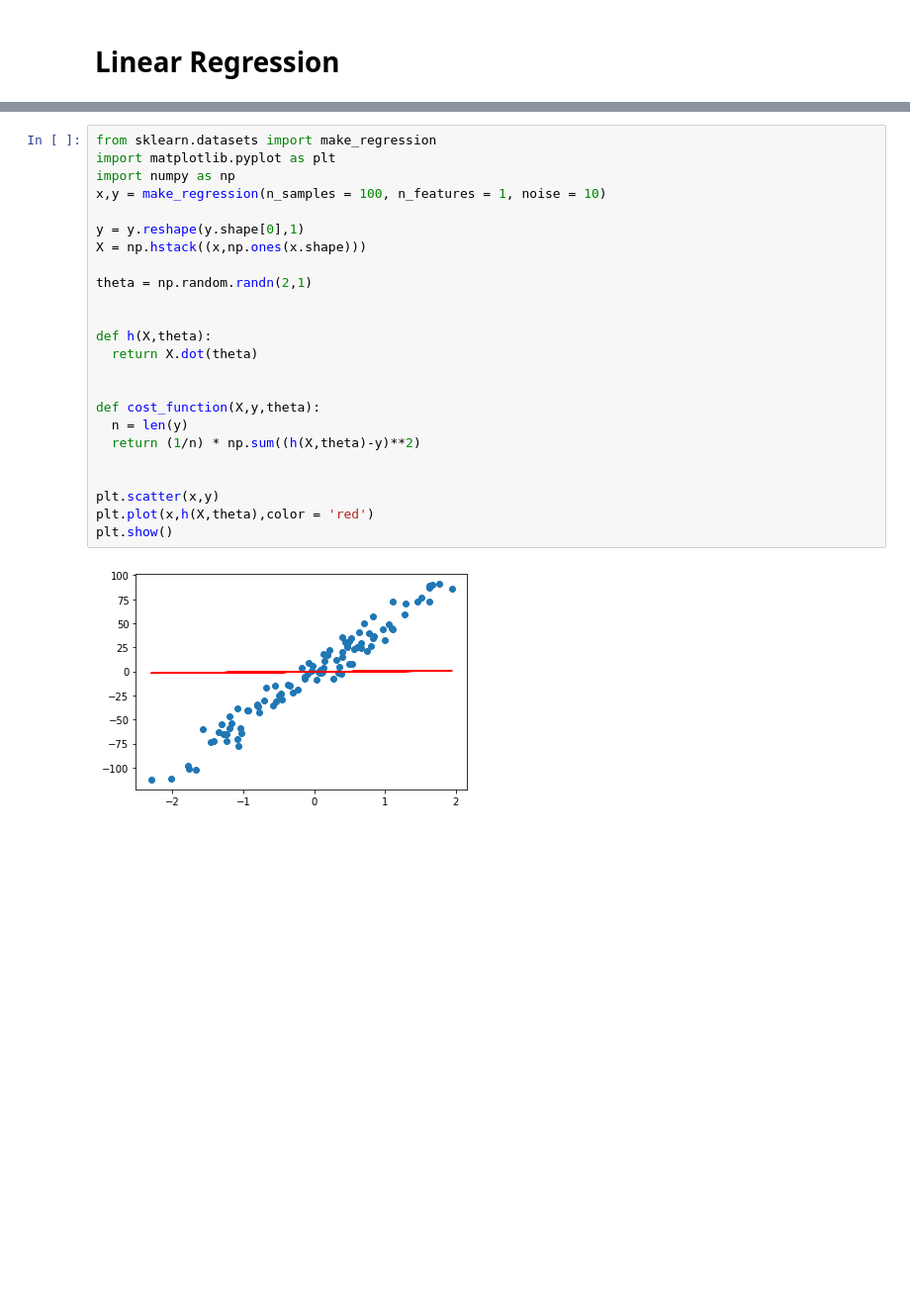
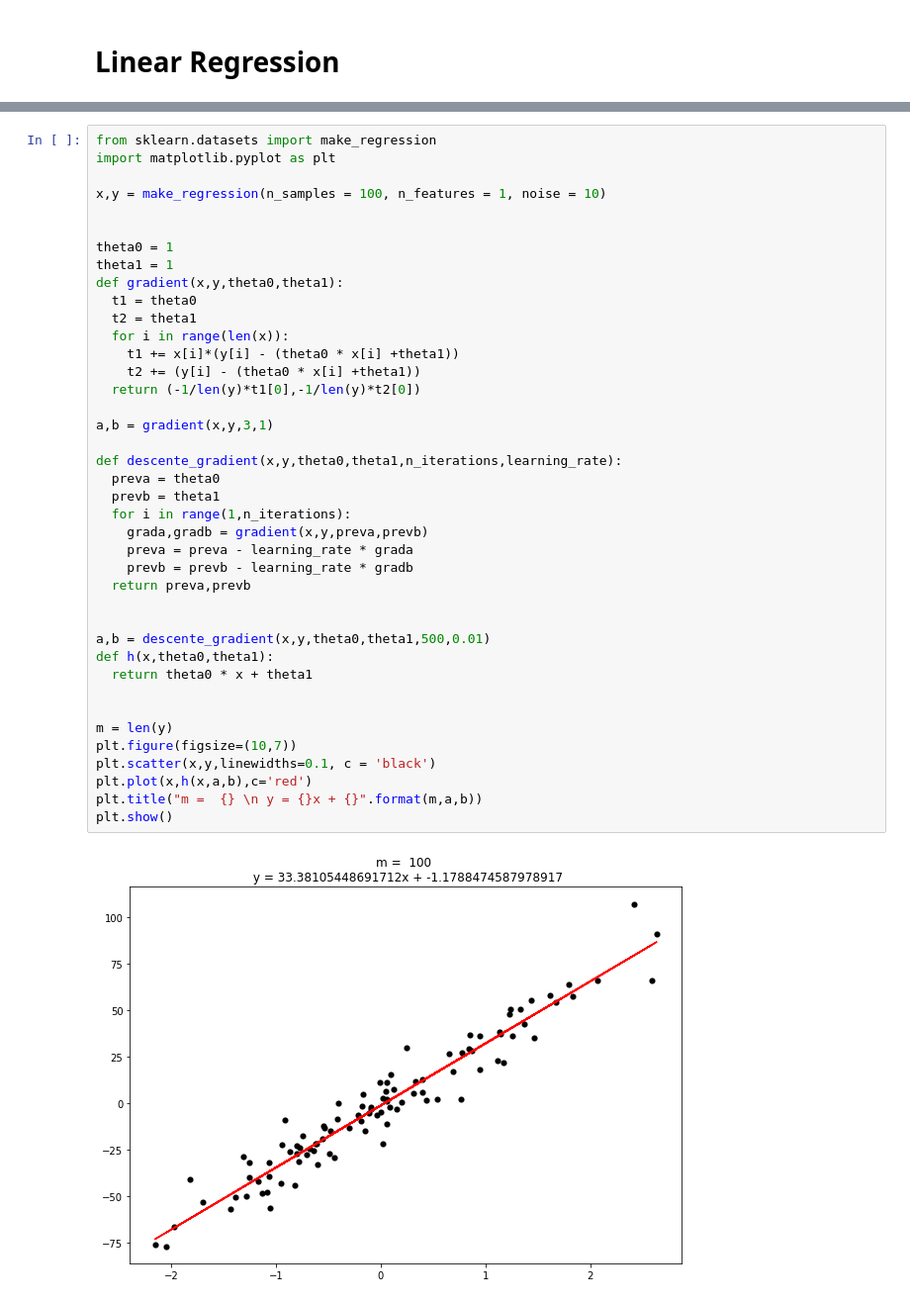
Before and after one commit to IsmaelSaid/ML, a Jupyter notebook: Machine_learning.ipynb, the cells around one changed output, grey strips where cells are left out. Shown at 99% size. Drawn from its saved outputs; the diff is of its cells as text; blank space fills up the shorter version.

```diff
--- a/Machine_learning.ipynb
+++ b/Machine_learning.ipynb
@@ -302,26 +216,42 @@ Given a training set $ \mathcal{D} = \{(x^1 , y^1),(x^2 ,  y^2),...(x^n ,  y^n)
-# %%
-from sklearn.datasets import make_regression
-import matplotlib.pyplot as plt
-import numpy as np
-x,y = make_regression(n_samples = 100, n_features = 1, noise = 10)
-
-y = y.reshape(y.shape[0],1)
-X = np.hstack((x,np.ones(x.shape)))
-
-theta = np.random.randn(2,1)
-
-
-def h(X,theta):
-  return X.dot(theta)
-
-
-def cost_function(X,y,theta):
-  n = len(y)
-  return (1/n) * np.sum((h(X,theta)-y)**2)
-
-
-plt.scatter(x,y)
-plt.plot(x,h(X,theta),color = 'red')
-plt.show()
-# %% [output]
-[figure, removed]
+# %%
+from sklearn.datasets import make_regression
+import matplotlib.pyplot as plt
+
+x,y = make_regression(n_samples = 100, n_features = 1, noise = 10)
+
+
+theta0 = 1
+theta1 = 1
+def gradient(x,y,theta0,theta1):
+  t1 = theta0
+  t2 = theta1
+  for i in range(len(x)):
+    t1 += x[i]*(y[i] - (theta0 * x[i] +theta1))
+    t2 += (y[i] - (theta0 * x[i] +theta1))
+  return (-1/len(y)*t1[0],-1/len(y)*t2[0])
+
+a,b = gradient(x,y,3,1)
+
+def descente_gradient(x,y,theta0,theta1,n_iterations,learning_rate):
+  preva = theta0
+  prevb = theta1
+  for i in range(1,n_iterations):
+    grada,gradb = gradient(x,y,preva,prevb)
+    preva = preva - learning_rate * grada
+    prevb = prevb - learning_rate * gradb
+  return preva,prevb
+
+
+a,b = descente_gradient(x,y,theta0,theta1,500,0.01)
+def h(x,theta0,theta1):
+  return theta0 * x + theta1
+
+
+m = len(y)
+plt.figure(figsize=(10,7))
+plt.scatter(x,y,linewidths=0.1, c = 'black')
+plt.plot(x,h(x,a,b),c='red')
+plt.title("m =  {} \n y = {}x + {}".format(m,a,b))
+plt.show()
+# %% [output]
+[figure, added]
```
Also changed, not shown: parts of 13 cells of this notebook.
